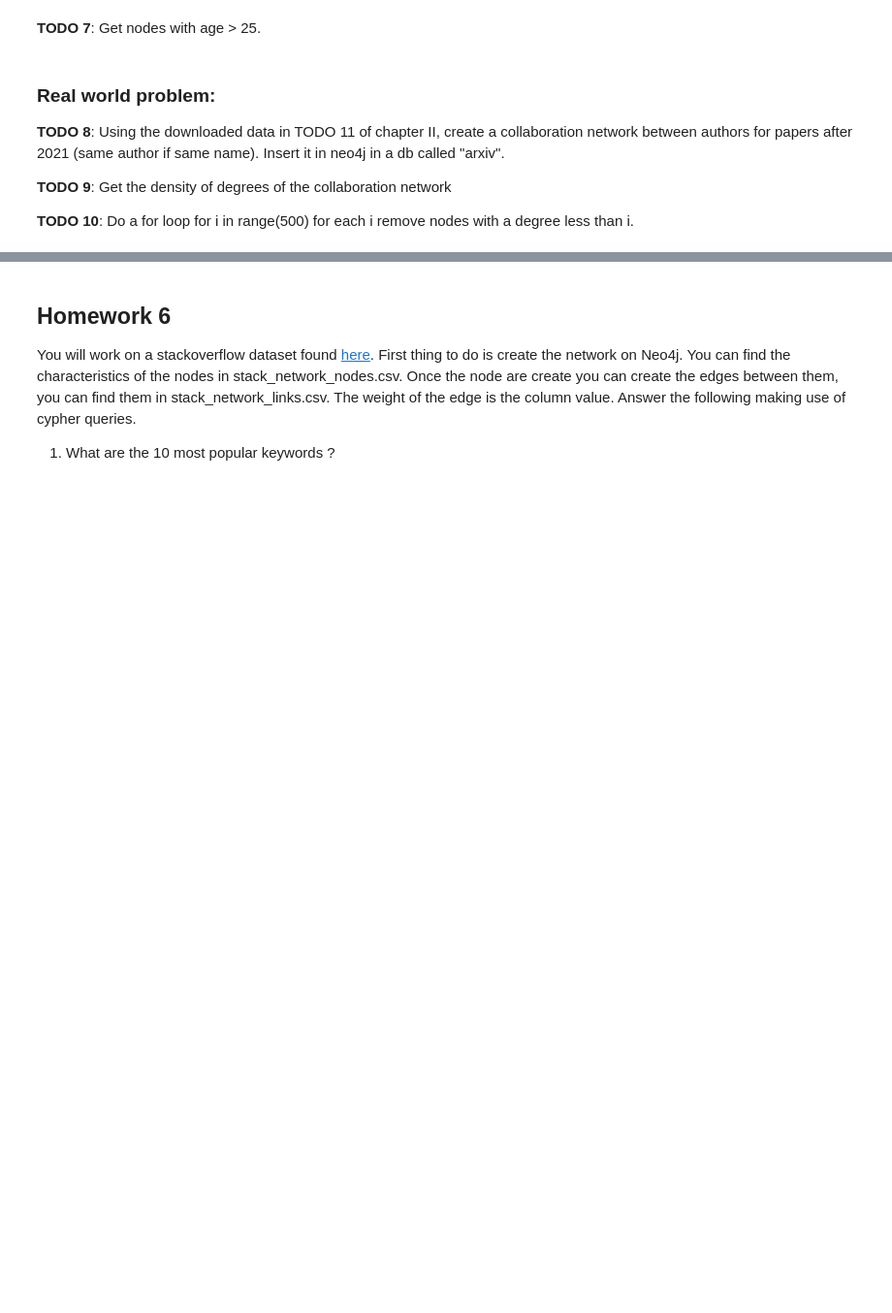
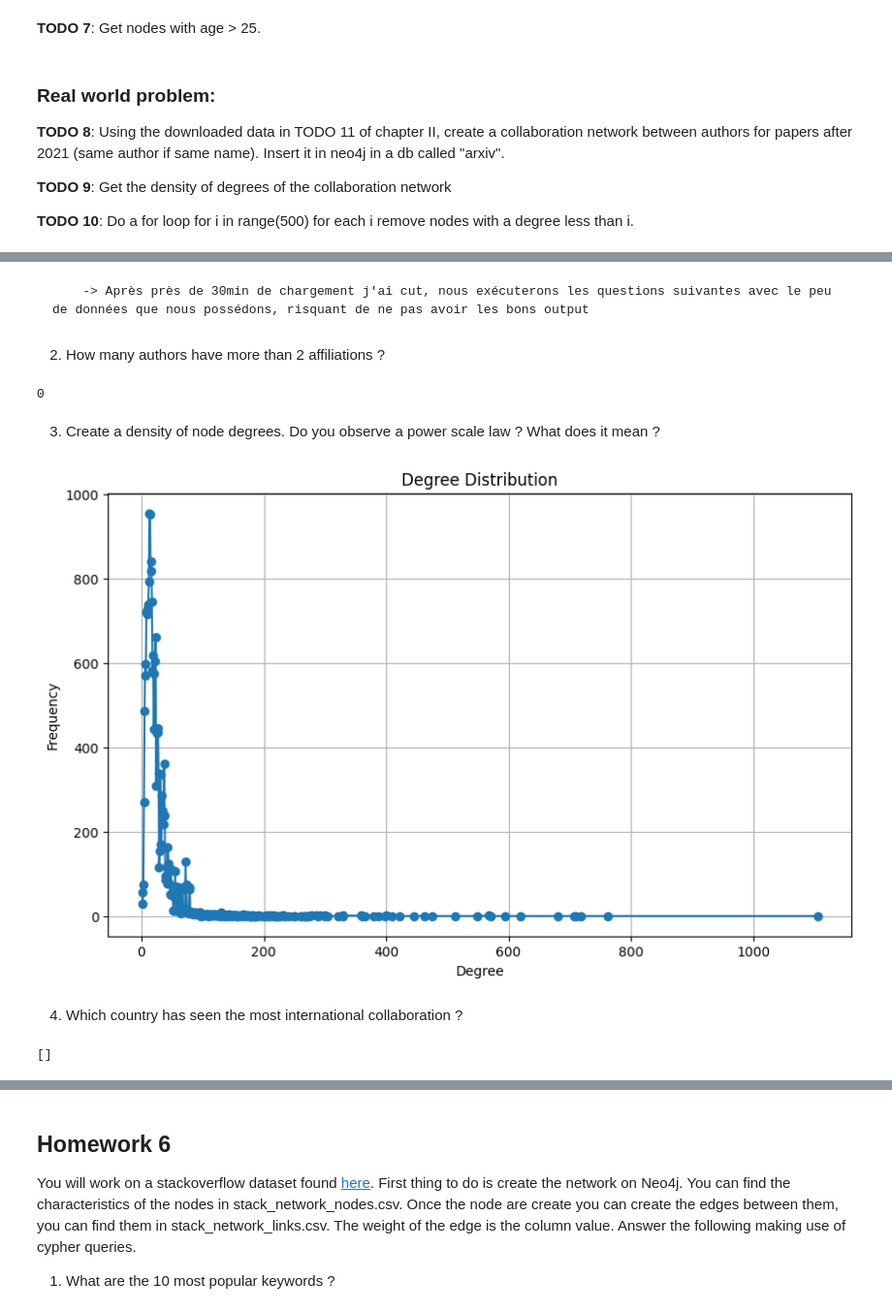
Before and after one commit to valentinb67/ExercicesNoSQL, a Jupyter notebook: EXERCICES/EX-Chap4.ipynb, the cells around one changed output, grey strips where cells are left out. Shown: that part at 97% size. Saved outputs shown, nothing was run; the diff lists cells and outputs as text; code cells hidden in the pictures; blank space fills up the shorter version.

```diff
--- a/EXERCICES/EX-Chap4.ipynb
+++ b/EXERCICES/EX-Chap4.ipynb
@@ -333,5 +322,0 @@ You will work again on [pubmed_last_100k.json](https://we.tl/t-6afLCDGRsg). The
-# %%
-json_fp = "/Users/valen/Desktop/data/Chap3/pubmed_cleaned/pubmed_cleaned.json"
-
-with open(json_fp, "r") as file:
-    data = pubmed_cleaned.load(file)
@@ -365,0 +357,15 @@ change the database "neo4j" to the database "movie". Go to the browser and run o
+# %% [markdown]
+        -> Après près de 30min de chargement j'ai cut, nous exécuterons les questions suivantes avec le peu de données que nous possédons, risquant de ne pas avoir les bons output
+# %% [markdown]
+2) How many authors have more than 2 affiliations ?
+# %%
+query = """
+MATCH (a:Author)
+WHERE size(a.affiliations) > 2
+RETURN count(a) AS authors_with_more_than_two_affiliations
+"""
+graph.run(query).evaluate()
+# %% [output]
+0
+# %% [markdown]
+3) Create a density of node degrees. Do you observe a power scale law ? What does it mean ?
@@ -365,0 +375,36 @@ change the database "neo4j" to the database "movie". Go to the browser and run o
+# %%
+query = """
+MATCH (n:Author)-[r]-()
+RETURN n.name AS author, count(r) AS degree
+"""
+degrees = [record['degree'] for record in graph.run(query)]
+
+degree_counts = Counter(degrees)
+
+x, y = zip(*sorted(degree_counts.items()))
+
+plt.figure(figsize=(10, 6))
+plt.plot(x, y, marker='o')
+plt.xlabel("Degree")
+plt.ylabel("Frequency")
+plt.title("Degree Distribution")
+plt.grid(True)
+plt.show()
+# %% [output]
+[figure, added]
+# %% [markdown]
+4) Which country has seen the most international collaboration ?
+# %%
+query = """
+MATCH (a1:Author)-[:COLLABORATED_WITH]-(a2:Author)
+WHERE a1.country IS NOT NULL AND a2.country IS NOT NULL AND a1.country <> a2.country
+WITH a1.country AS country1, a2.country AS country2
+UNWIND [country1, country2] AS country
+RETURN country, count(DISTINCT country1 + country2) AS collaboration_count
+ORDER BY collaboration_count DESC
+LIMIT 1
+"""
+
+graph.run(query).data()
+# %% [output]
+[]
```
Also changed, not shown: parts of 40 cells of this notebook, 3 other files.
